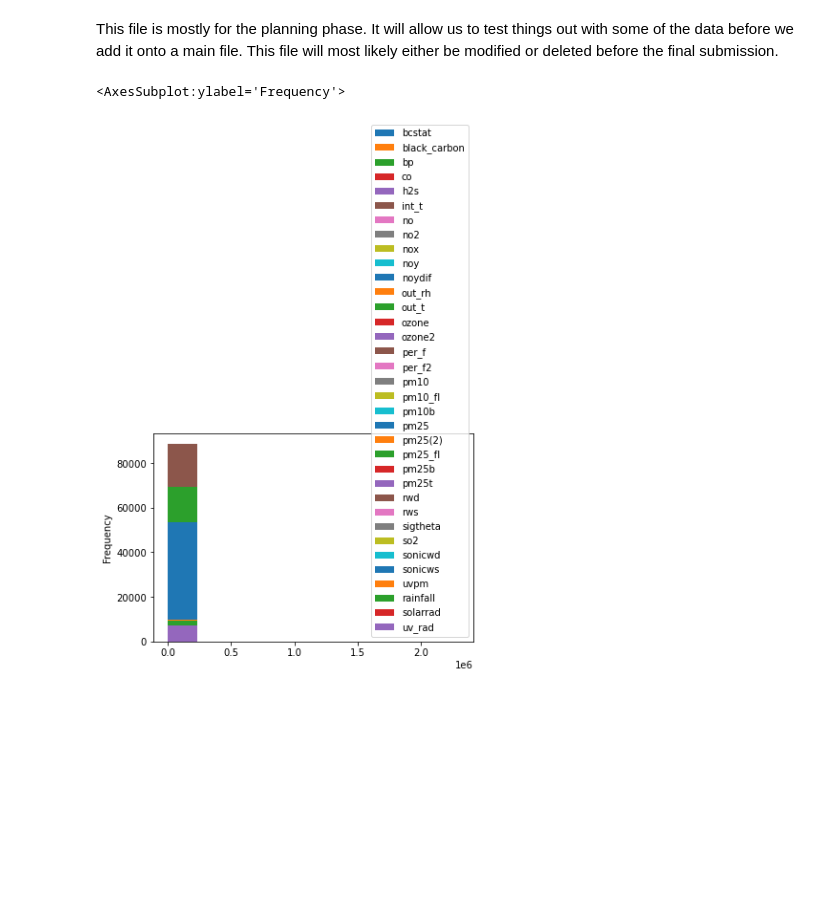
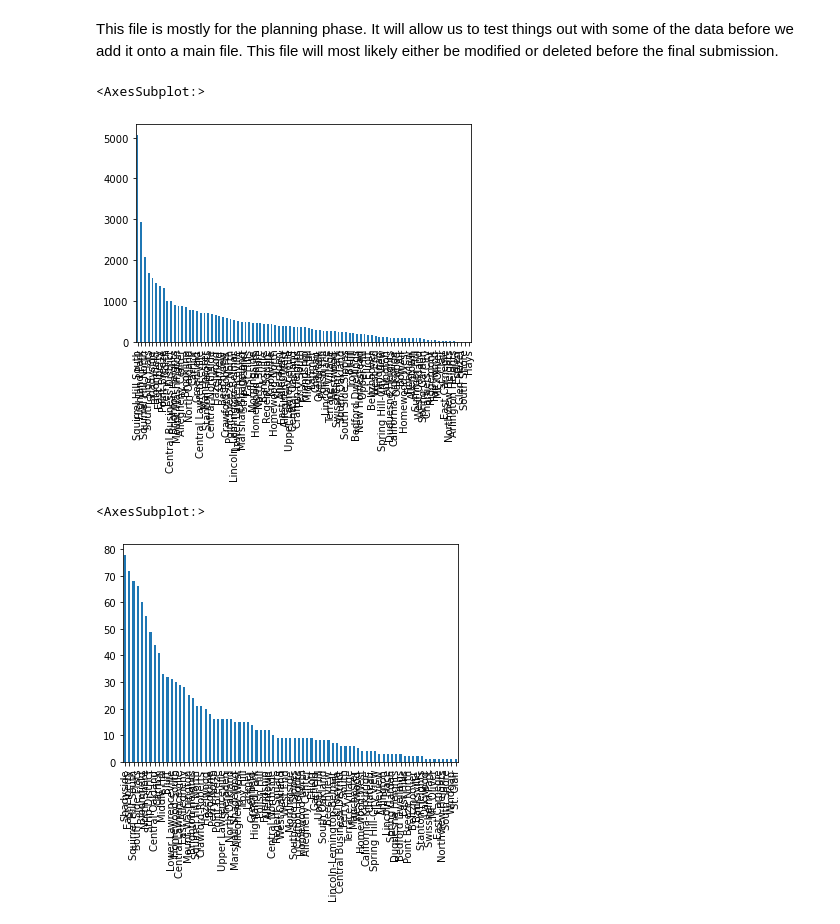
Before and after one commit to AndyDobrowolski/0010FinalProject, a Jupyter notebook: Planning.ipynb, the cells around one changed output. Cells and saved outputs as stored; diff of their text form; code cells hidden in the pictures; blank space fills up the shorter version.

Commit message:
Added the new datasets to the Planning file and graphed them via number of (insert object) per neighborhood.

```diff
--- a/Planning.ipynb
+++ b/Planning.ipynb
@@ -14,5 +10,13 @@ air_quality.head(5)
-# %%
-air_quality.plot.hist()
-# %% [output]
-<AxesSubplot:ylabel='Frequency'>
-[figure, removed]
+# %%
+trees       = pd.read_csv('Datasets\Trees.csv'          )
+containers  = pd.read_csv('Datasets\TrashContainers.csv')
+# %%
+trees["neighborhood"].value_counts().plot.bar()
+# %% [output]
+<AxesSubplot:>
+[figure, added]
+# %%
+containers["neighborhood"].value_counts().plot.bar()
+# %% [output]
+<AxesSubplot:>
+[figure, added]
```
Also changed, not shown: parts of 2 cells of this notebook.
